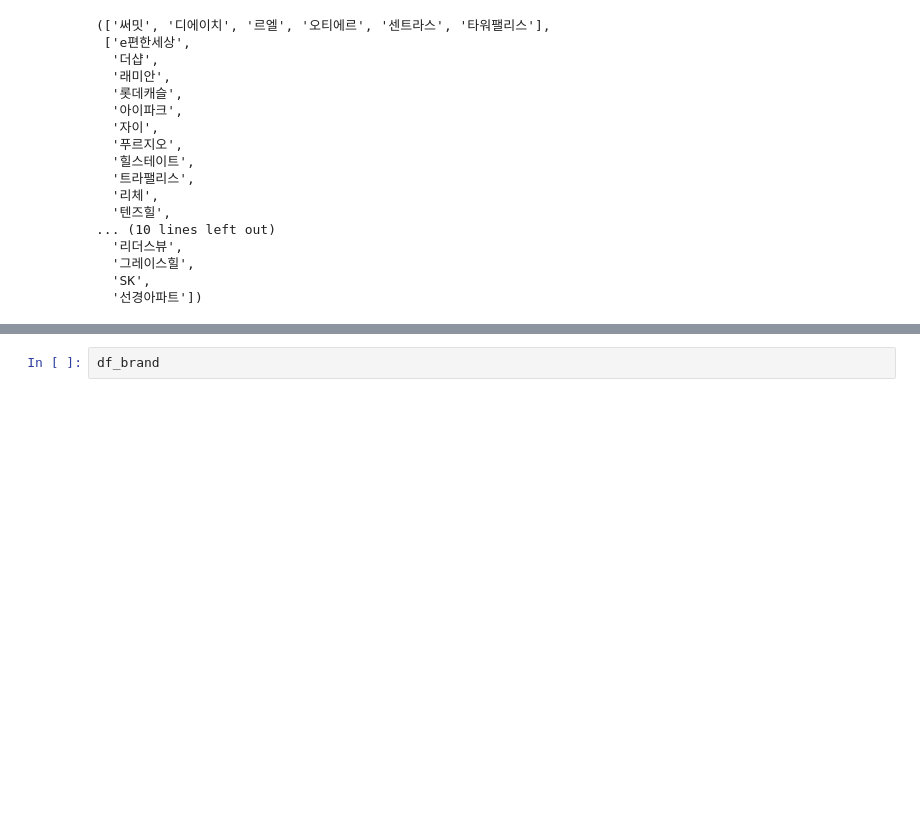
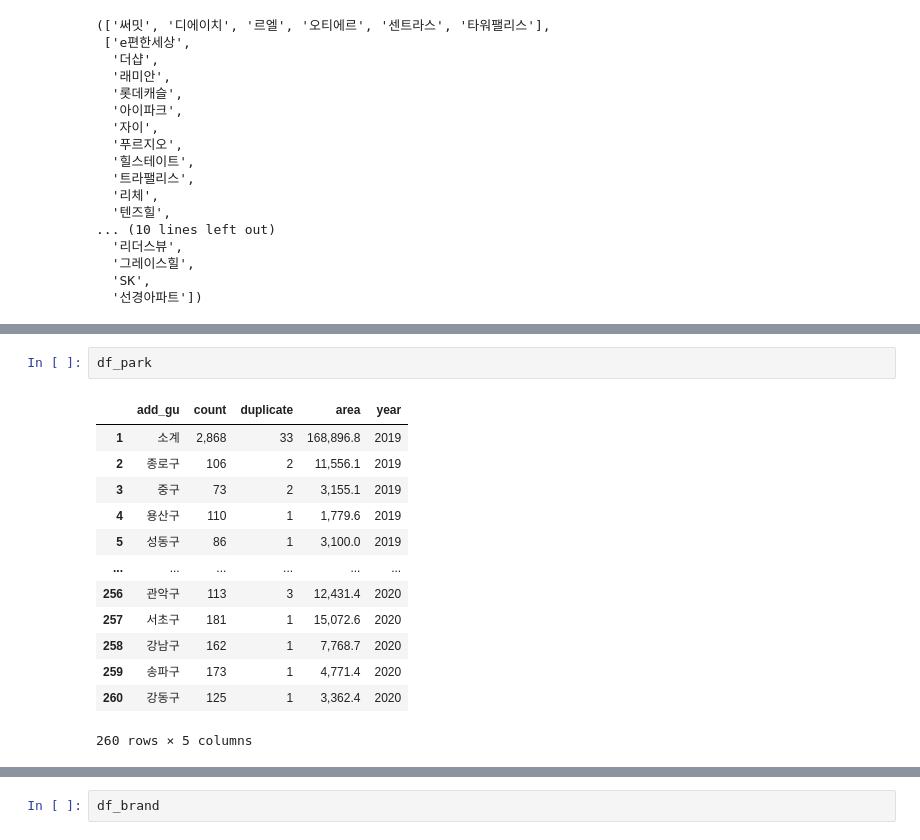
Before and after one commit to Jesimsim/ds-section2-project, a Jupyter notebook: section2_project_practice.ipynb, the cells around one changed output, grey strips where cells are left out. Cells and saved outputs as stored; diff of their text form; blank space fills up the shorter version.

```diff
--- a/section2_project_practice.ipynb
+++ b/section2_project_practice.ipynb
@@ -338,0 +366,16 @@ brand_highend, brand_top, brand_good  #호반써밋 제외
+# %%
+df_park
+# %% [output]
+|  | add_gu | count | duplicate | area | year |
+| 1 | 소계 | 2,868 | 33 | 168,896.8 | 2019 |
+| 2 | 종로구 | 106 | 2 | 11,556.1 | 2019 |
+| 3 | 중구 | 73 | 2 | 3,155.1 | 2019 |
+| 4 | 용산구 | 110 | 1 | 1,779.6 | 2019 |
+| 5 | 성동구 | 86 | 1 | 3,100.0 | 2019 |
+| ... | ... | ... | ... | ... | ... |
+| 256 | 관악구 | 113 | 3 | 12,431.4 | 2020 |
+| 257 | 서초구 | 181 | 1 | 15,072.6 | 2020 |
+| 258 | 강남구 | 162 | 1 | 7,768.7 | 2020 |
+| 259 | 송파구 | 173 | 1 | 4,771.4 | 2020 |
+| 260 | 강동구 | 125 | 1 | 3,362.4 | 2020 |
+260 rows × 5 columns
```
Also changed, not shown: parts of 29 cells of this notebook.
